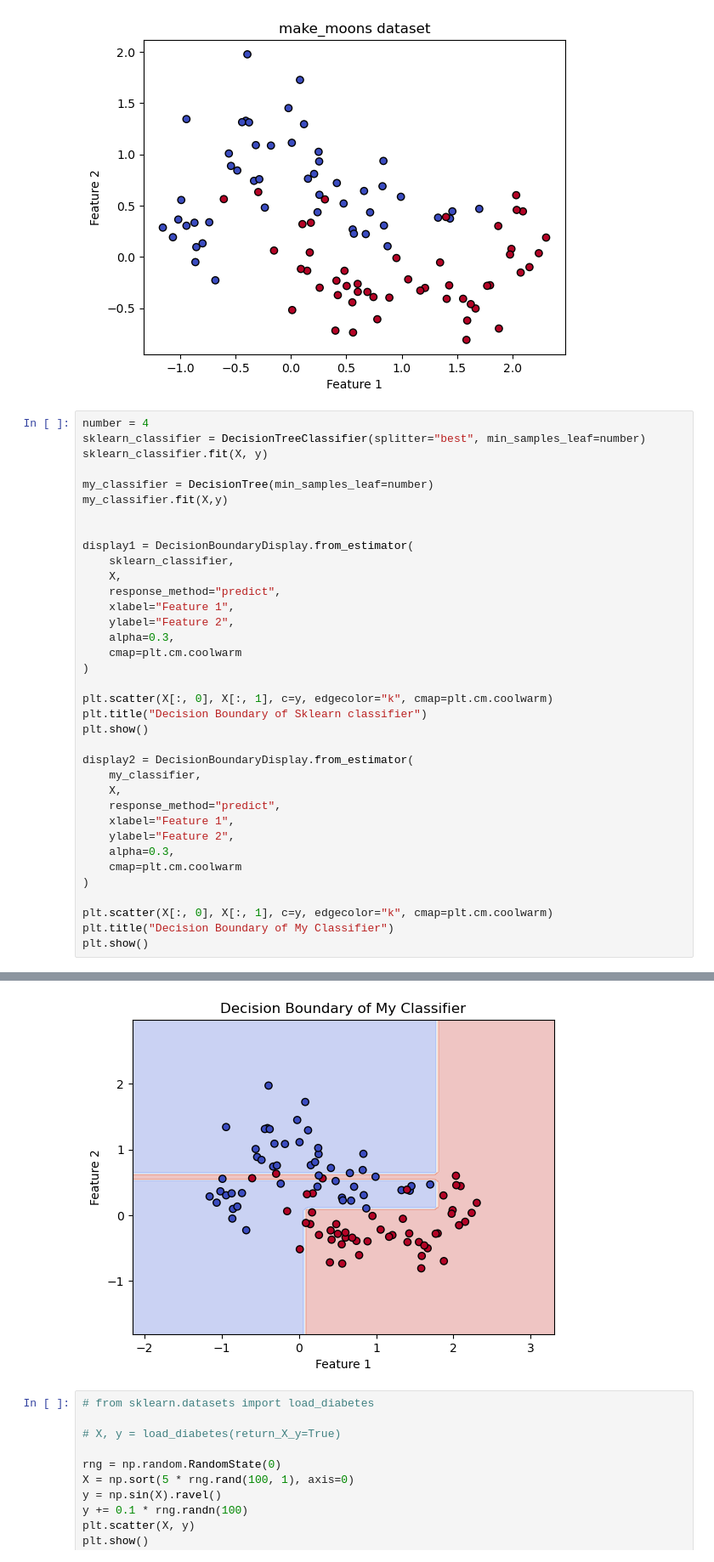
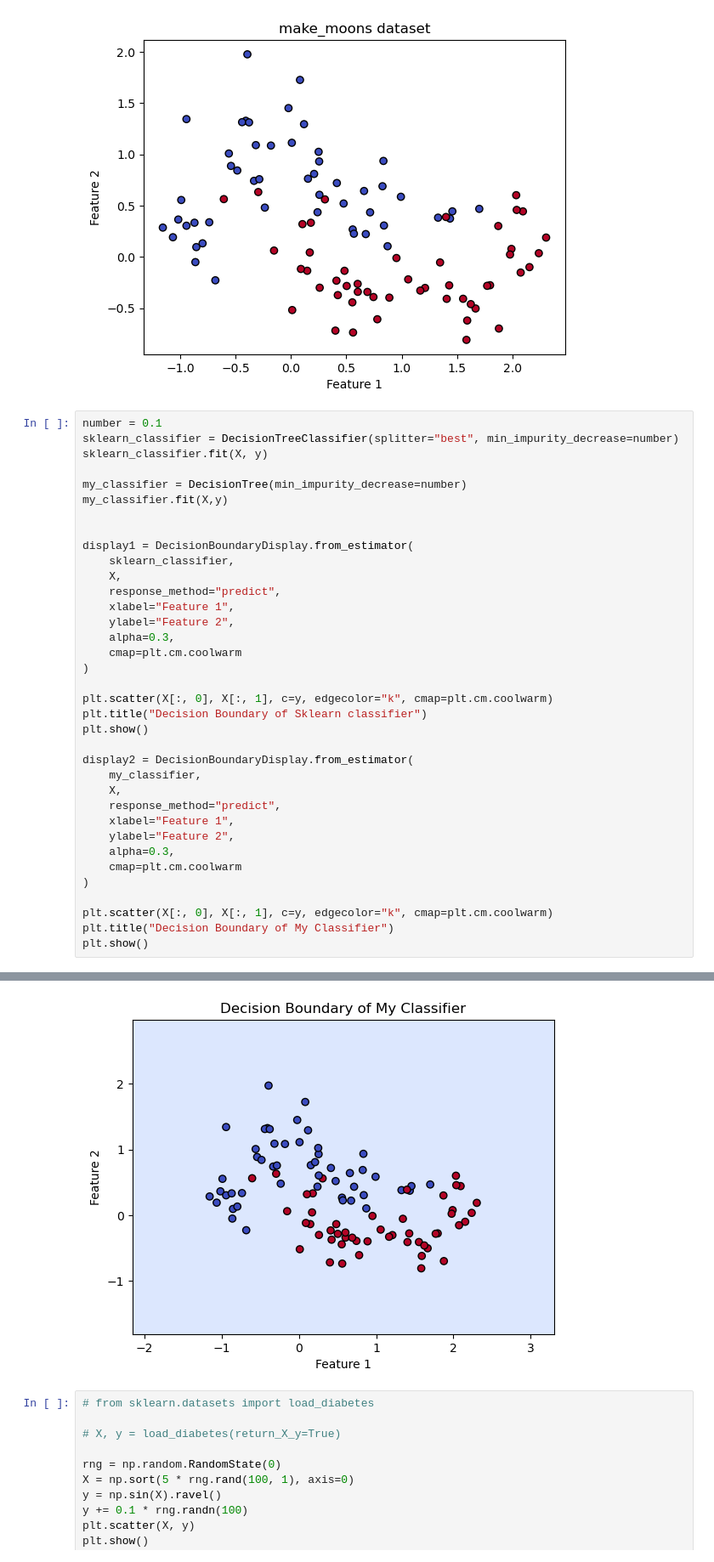
Before and after one commit to SAKULAK/ITU-MachineLearning-FinalProject-Couriers, a Jupyter notebook: custom/models/Decision_Tree.ipynb, the cells around one changed output, grey strips where cells are left out. Shown: that part at 85% size. Cells and saved outputs as stored; diff of their text form.

Commit message:
Improved decision tree and fixed the min impurity parameter

```diff
--- a/custom/models/Decision_Tree.ipynb
+++ b/custom/models/Decision_Tree.ipynb
@@ -283,11 +297,11 @@ plt.show()
 # %% [output]
 [figure]
 # %%
-number = 4
-sklearn_classifier = DecisionTreeClassifier(splitter="best", min_samples_leaf=number)
+number = 0.1
+sklearn_classifier = DecisionTreeClassifier(splitter="best", min_impurity_decrease=number)
 sklearn_classifier.fit(X, y)
 
-my_classifier = DecisionTree(min_samples_leaf=number)
+my_classifier = DecisionTree(min_impurity_decrease=number)
 my_classifier.fit(X,y)
 
 
@@ -323,4 +337,4 @@ plt.show()
-[figure, old version]
+[figure, new version]
 # %%
 # from sklearn.datasets import load_diabetes
 
```
Also changed, not shown: parts of 3 cells of this notebook, 1 other file.
